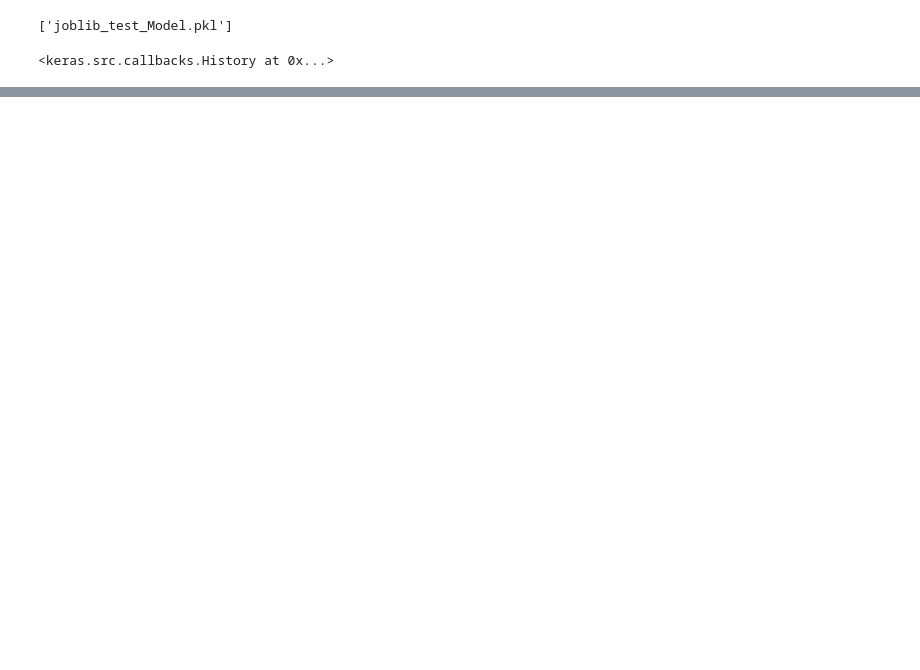
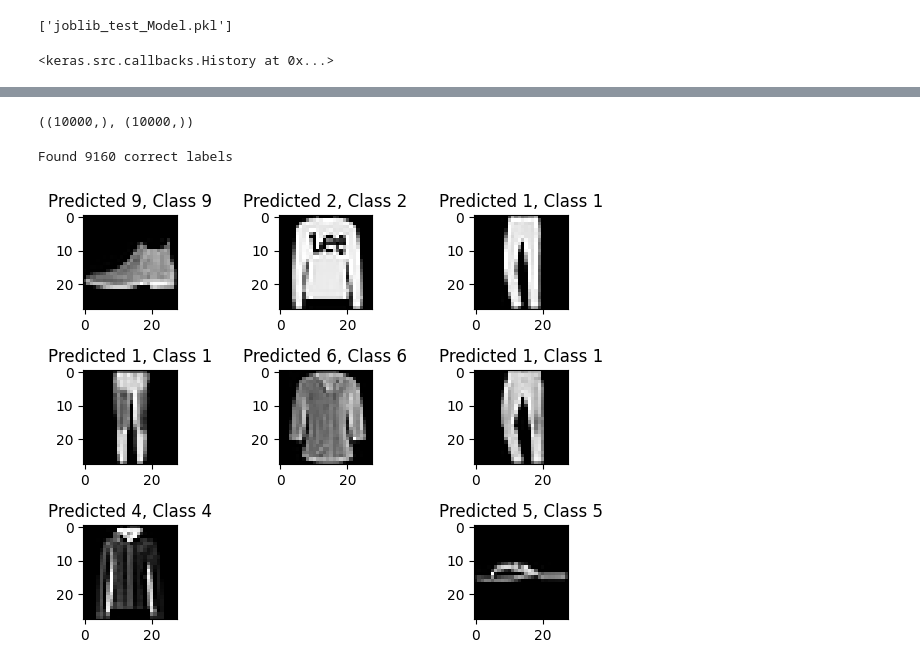
Before and after one commit to arshiataheri/Colabfiles, a Jupyter notebook: KB_Convolutional_Neural_Networks.ipynb, the cells around one changed output, grey strips where cells are left out. Cells and saved outputs as stored; diff of their text form; code cells hidden in the pictures; blank space fills up the shorter version.

```diff
--- a/KB_Convolutional_Neural_Networks.ipynb
+++ b/KB_Convolutional_Neural_Networks.ipynb
@@ -181,0 +306,2 @@ test_eval = fashion_model.evaluate(test_X, test_Y_one_hot, verbose=0)
+# %%
+predicted_classes = fashion_model.predict(test_X)
@@ -181,0 +310,17 @@ test_eval = fashion_model.evaluate(test_X, test_Y_one_hot, verbose=0)
+# %%
+predicted_classes = np.argmax(np.round(predicted_classes),axis=1)
+# %%
+predicted_classes.shape, test_Y.shape
+# %% [output]
+((10000,), (10000,))
+# %%
+correct = np.where(predicted_classes==test_Y)[0]
+print ("Found %d correct labels" % len(correct))
+for i, correct in enumerate(correct[:9]):
+    plt.subplot(3,3,i+1)
+    plt.imshow(test_X[correct].reshape(28,28), cmap='gray', interpolation='none')
+    plt.title("Predicted {}, Class {}".format(predicted_classes[correct], test_Y[correct]))
+    plt.tight_layout()
+# %% [output]
+Found 9160 correct labels
+[figure, added]
```
Also changed, not shown: parts of 15 cells of this notebook.
